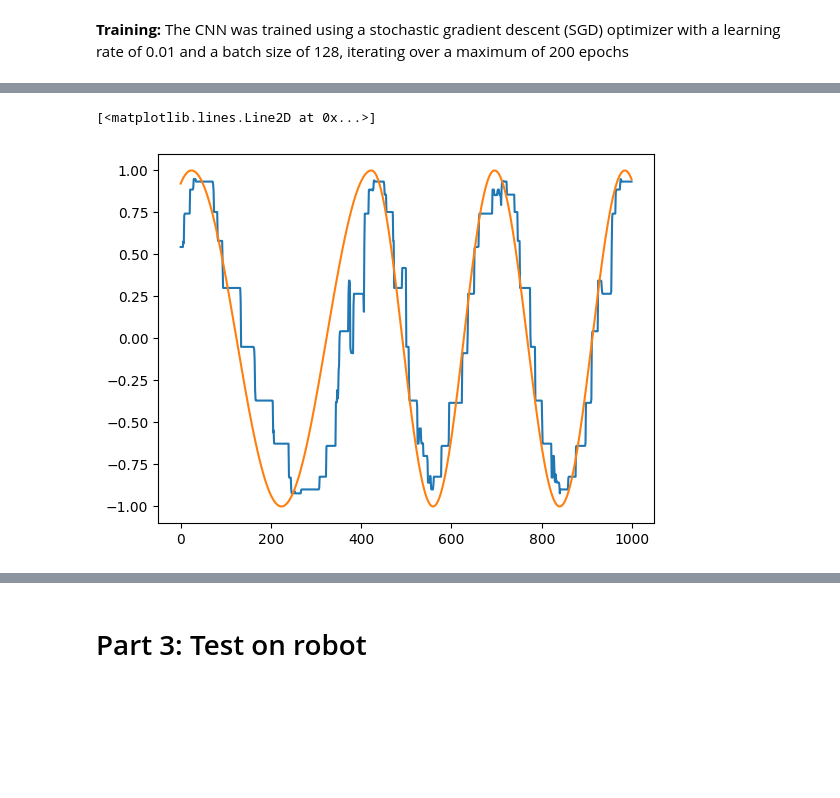
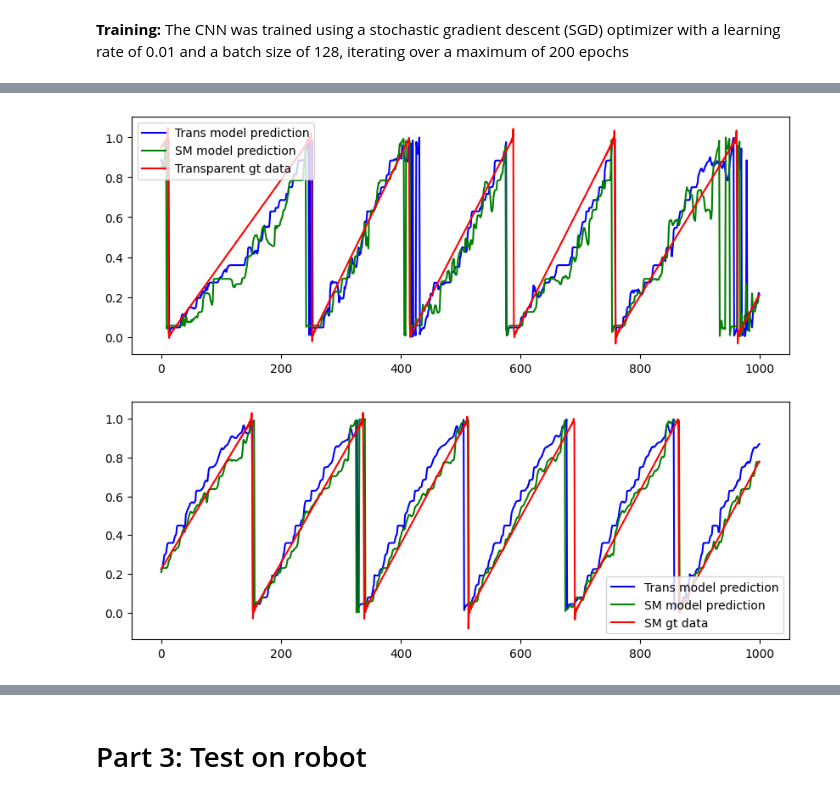
Before and after one commit to LorenzoVianello95/SSNR24, a Jupyter notebook: day2.ipynb, the cells around one changed output, grey strips where cells are left out. Saved outputs shown, nothing was run; the diff lists cells and outputs as text; code cells hidden in the pictures; blank space fills up the shorter version.

```diff
--- a/day2.ipynb
+++ b/day2.ipynb
@@ -213,7 +211,19 @@ Divide data in time windows
 # %%
+import scipy.signal as signal
+
 def divide_time_windows(input, output, window_length, step):
     divided_input = []
     divided_output = []
+
+    # downsampling
+    ORIGINAL_FREQUENCY = 333
+    DESIRED_FREQUENCY = 200
+    num_samples = int(input.shape[1] * DESIRED_FREQUENCY / ORIGINAL_FREQUENCY)
+
+    input = signal.resample(input, num_samples, axis=1)
+    output = signal.resample(output, num_samples)
+
+    # divide in window
     for i in range(window_length, input.shape[1], step):
         divided_input.append(input[:, i-window_length: i])
         divided_output.append(output[i])
@@ -269,13 +279,22 @@ dense layer with a tanh activation function.
 model_transparent = models.Sequential()
 #model.add(layers.BatchNormalization(input_shape=(80,9)))
 model_transparent.add(layers.GaussianNoise(0.01, input_shape=(80,9)))
-model_transparent.add(layers.Conv1D(10, (20)))
+model_transparent.add(layers.Conv1D(10, (20), activation = 'relu'))
 model_transparent.add(layers.Conv1D(10, (61), activation = 'sigmoid'))
 model_transparent.add(layers.Flatten())
-model_transparent.add(layers.Dense(20))
+model_transparent.add(layers.Dense(20, activation = 'relu'))
+model_transparent.add(layers.Dense(10, activation = 'relu'))
 model_transparent.add(layers.Dense(2, activation='tanh'))
 
 model_transparent.summary()
 
-model_SM = model_transparent
+model_SM = models.Sequential()
+#model.add(layers.BatchNormalization(input_shape=(80,9)))
+model_SM.add(layers.GaussianNoise(0.01, input_shape=(80,9)))
+model_SM.add(layers.Conv1D(10, (20), activation = 'relu'))
+model_SM.add(layers.Conv1D(10, (61), activation = 'sigmoid'))
+model_SM.add(layers.Flatten())
+model_SM.add(layers.Dense(20, activation = 'relu'))
+model_SM.add(layers.Dense(10, activation = 'relu'))
+model_SM.add(layers.Dense(2, activation='tanh'))
 # %% [output]
@@ -380,6 +400,19 @@ plt.show()
-# %%
-plt.plot(y_pred[:1000, 0])
-plt.plot(np.cos(val_output_transparent[:1000]*2*np.pi))
-# %% [output]
-[<matplotlib.lines.Line2D at 0x...>]
-[figure, removed]
+# %%
+def transform_output(y_pred):
+    return (np.arctan2(y_pred[:, 1]*2*np.pi, y_pred[:, 0]*2*np.pi) % (2 * np.pi)) /(2*np.pi)
+# %%
+
+fig, axs = plt.subplots(2, figsize=(10, 8))
+axs[0].plot(transform_output(y_pred_trans_trans[:1000]), color="b",  label = "Trans model prediction")
+axs[0].plot(transform_output(y_pred_SM_trans[:1000]), color="g", label = "SM model prediction")
+axs[0].plot(val_output_transparent[:1000], color='r', label="Transparent gt data")
+axs[0].legend()
+
+axs[1].plot(transform_output(y_pred_trans_SM[:1000]), color= "b", label = "Trans model prediction")
+axs[1].plot(transform_output(y_pred_SM_SM[:1000]), color ="g", label = "SM model prediction")
+axs[1].plot(val_output_SM[:1000], color='r',  label="SM gt data")
+
+axs[1].legend()
+plt.show()
+# %% [output]
+[figure, added]
```
Also changed, not shown: parts of 9 cells of this notebook.
